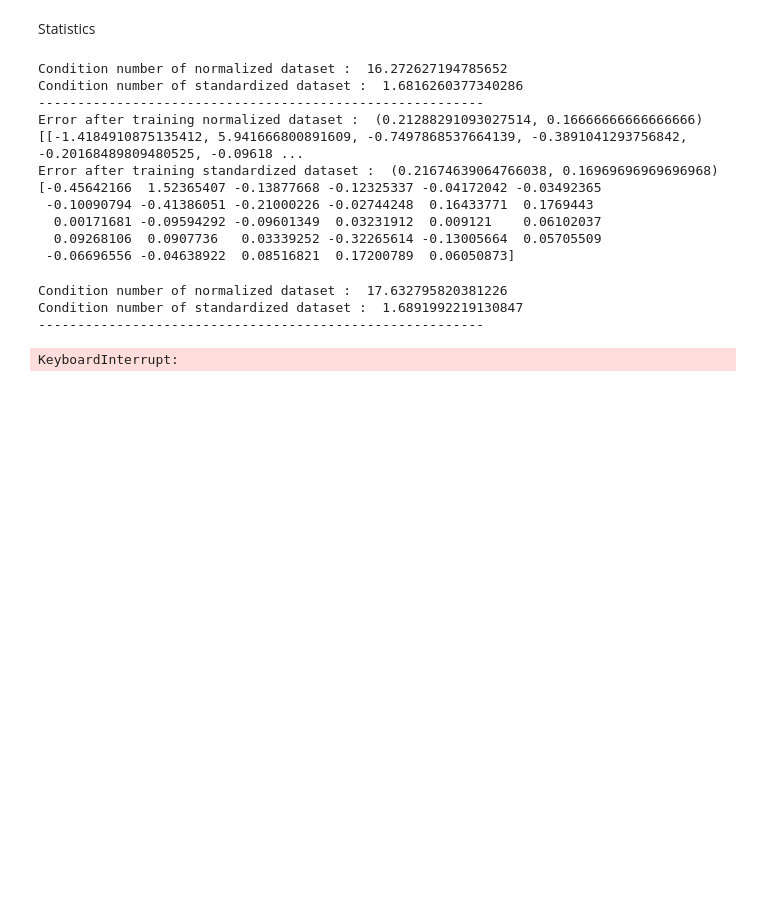
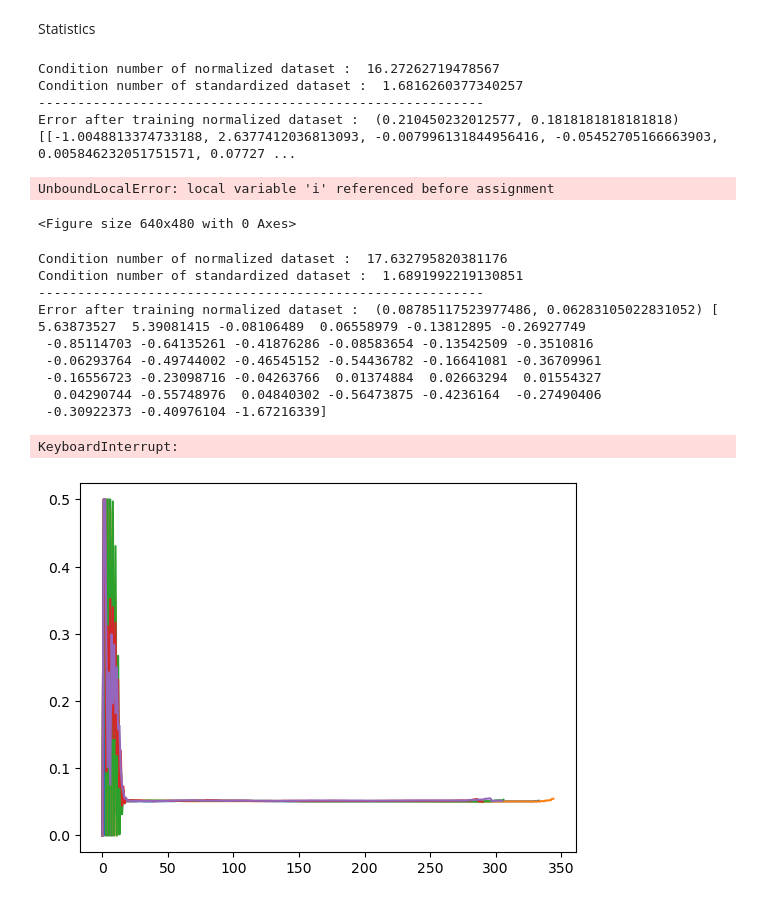
Before and after one commit to MiniMath0002/ECSE551, a Jupyter notebook: Assignment1Code.ipynb, the cells around one changed output. Cells and saved outputs as stored; diff of their text form; code cells hidden in the pictures; blank space fills up the shorter version.

Commit message:
corrected some stuff and updatedmy plots

```diff
--- a/Assignment1Code.ipynb
+++ b/Assignment1Code.ipynb
@@ -234,3 +345,25 @@ class Model:
+# %%
+# Partition data into training and testing
+
+# Shuffle data
+df_CKD = df_CKD.sample(frac = 1, random_state = 2).reset_index(drop=True)
+df_battery = df_battery.sample(frac = 1, random_state = 2).reset_index(drop=True)
+
+# Taking approximately 90% of data for training and validation
+non_testing_size_ckd = 10*(int(0.9*len(df_CKD))//10) # make size of training/validation set dividible for 10 so it is suitable for a 10 fold cross validation
+train_df_CKD = df_CKD.iloc[:non_testing_size_ckd]
+train_CKD_data = train_df_CKD.to_numpy()
+
+non_testing_size_battery = 10*(int(0.9*len(df_battery))//10) # make size of training/validation set dividible for 10 so it is suitable for a 10 fold cross validation
+train_df_battery = df_battery.iloc[:non_testing_size_battery]
+train_battery_data = train_df_battery.to_numpy()
+
+# Taking 10% of data for testing
+test_df_CKD = df_CKD.iloc[non_testing_size_ckd:]
+test_battery_CKD = test_df_CKD.to_numpy()
+
+test_df_battery = df_battery.iloc[non_testing_size_battery:]
+test_battery_data = test_df_battery.to_numpy()
 # %%
 # testing whole model for CKD data with cross validation
 
@@ -260,47 +393,54 @@ print("Condition number of standardized dataset : ", condition_number(features_c
 print("---------------------------------------------------------")
 #print("Error after training original dataset : ", ckd_model.crossValidation(10))
 print("Error after training normalized dataset : ", ckd_model_norm.crossValidation(10), ckd_model_norm.weigth_arr)
+ckd_model_norm.hyperparameterAnalysis(10)
 
-print("Error after training standardized dataset : ", ckd_model_stand.crossValidation(10),ckd_model_stand.avg_weigth)
+
+#print("Error after training standardized dataset : ", ckd_model_stand.crossValidation(10),ckd_model_stand.avg_weigth)
 # %% [output]
-Condition number of normalized dataset :  16.272627194785652
-Condition number of standardized dataset :  1.6816260377340286
+Condition number of normalized dataset :  16.27262719478567
+Condition number of standardized dataset :  1.6816260377340257
 ---------------------------------------------------------
-Error after training normalized dataset :  (0.21288291093027514, 0.16666666666666666) [[-1.4184910875135412, 5.941666800891609, -0.7497868537664139, -0.3891041293756842, -0.20168489809480525, -0.09618 ...
-Error after training standardized dataset :  (0.21674639064766038, 0.16969696969696968) [-0.45642166  1.52365407 -0.13877668 -0.12325337 -0.04172042 -0.03492365
- -0.10090794 -0.41386051 -0.21000226 -0.02744248  0.16433771  0.1769443
-  0.00171681 -0.09594292 -0.09601349  0.03231912  0.009121    0.06102037
-  0.09268106  0.0907736   0.03339252 -0.32265614 -0.13005664  0.05705509
- -0.06696556 -0.04638922  0.08516821  0.17200789  0.06050873]
+Error after training normalized dataset :  (0.210450232012577, 0.1818181818181818) [[-1.0048813374733188, 2.6377412036813093, -0.007996131844956416, -0.05452705166663903, 0.005846232051751571, 0.07727 ...
+UnboundLocalError: local variable 'i' referenced before assignment
+<Figure size 640x480 with 0 Axes>
 # %%
 battery_model = Model(df_battery, battery_data, "This is the model for the battery dataset")
 features_battery = df_battery.drop(['ID', 'label'], axis=1)
 
 def condition_number(features):
     A = features.to_numpy()
     U, S, V = np.linalg.svd(A, full_matrices=False)
     condition_num = np.max(S) / np.min(S[np.nonzero(S)])
     return condition_num
 
 # normalize data
 df_norm = battery_model.normalize(True, False)
 features_battery_norm = df_norm.drop(['ID', 'label'], axis=1)
 battery_model_norm = Model(df_norm, df_norm.to_numpy())
 
 # standardize data
 df_stand = battery_model.normalize(False, True)
 features_battery_stand = df_stand.drop(['ID', 'label'], axis=1)
 battery_model_stand = Model(df_stand, df_stand.to_numpy())
 
 #print("Condition number of original dataset : ", condition_number(features_battery))
 print("Condition number of normalized dataset : ", condition_number(features_battery_norm))
 print("Condition number of standardized dataset : ", condition_number(features_battery_stand))
 print("---------------------------------------------------------")
 #print("Error after training original dataset : ", battery_model.crossValidation(10))
 print("Error after training normalized dataset : ", battery_model_norm.crossValidation(10), battery_model_norm.avg_weigth)
+battery_model_norm.hyperparameterAnalysis(10)
 print("Error after training standardized dataset : ", battery_model_stand.crossValidation(10),battery_model_stand.avg_weigth)
 # %% [output]
-Condition number of normalized dataset :  17.632795820381226
-Condition number of standardized dataset :  1.6891992219130847
+Condition number of normalized dataset :  17.632795820381176
+Condition number of standardized dataset :  1.6891992219130851
 ---------------------------------------------------------
+Error after training normalized dataset :  (0.08785117523977486, 0.06283105022831052) [ 5.63873527  5.39081415 -0.08106489  0.06558979 -0.13812895 -0.26927749
+ -0.85114703 -0.64135261 -0.41876286 -0.08583654 -0.13542509 -0.3510816
+ -0.06293764 -0.49744002 -0.46545152 -0.54436782 -0.16641081 -0.36709961
+ -0.16556723 -0.23098716 -0.04263766  0.01374884  0.02663294  0.01554327
+  0.04290744 -0.55748976  0.04840302 -0.56473875 -0.4236164  -0.27490406
+ -0.30922373 -0.40976104 -1.67216339]
 KeyboardInterrupt:
+[figure, added]
```
Also changed, not shown: parts of 4 cells of this notebook.
